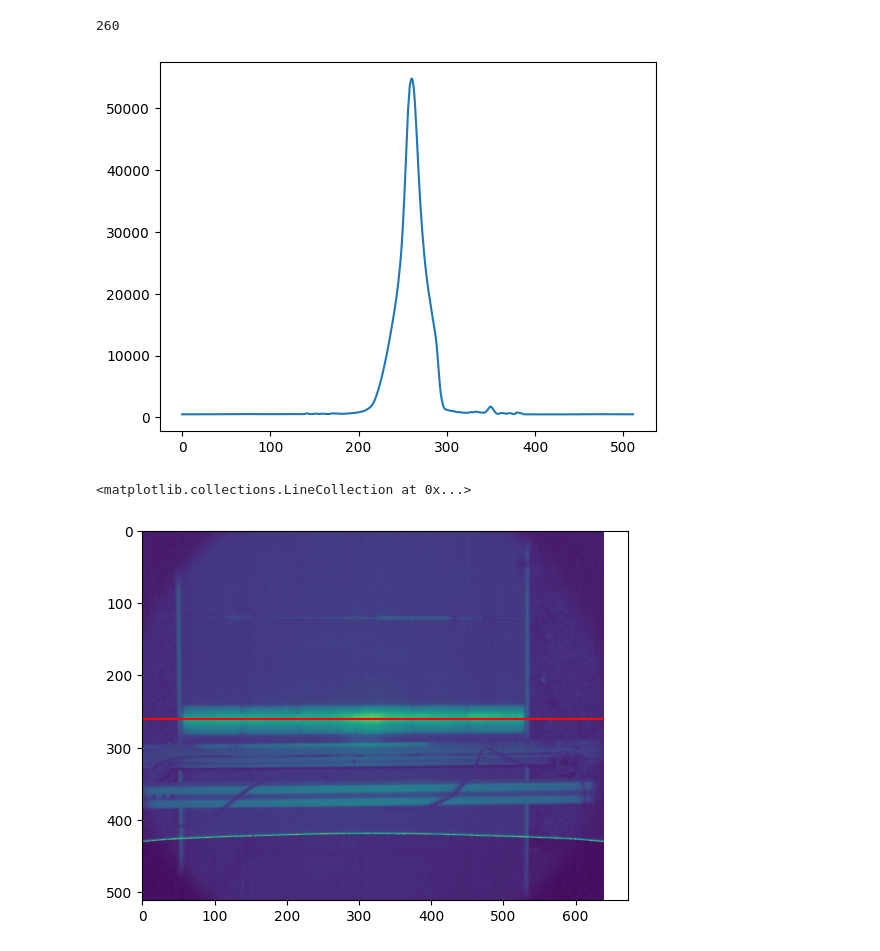
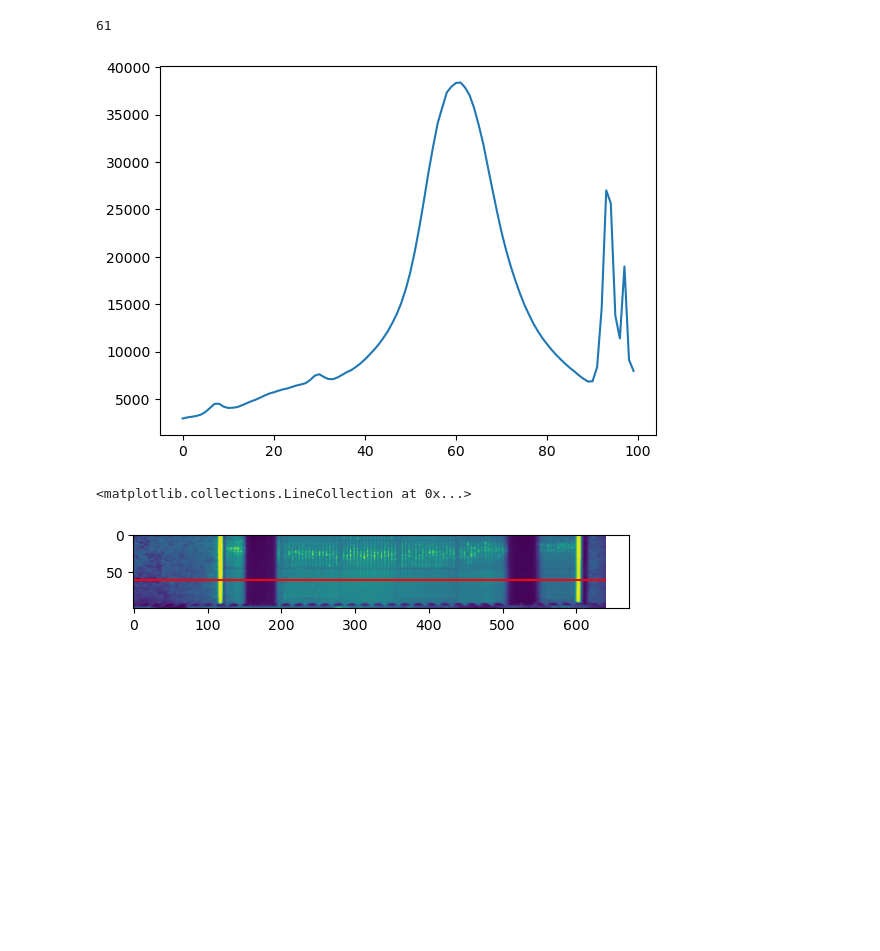
Before and after one commit to JeperoJ/Photoluminescence-scanner, a Jupyter notebook: Software refactor/LIPI_Processing/testing_fps_wrong.ipynb, the cells around one changed output. Drawn from its saved outputs; the diff is of its cells as text; code cells hidden in the pictures; blank space fills up the shorter version.

```diff
--- a/Software refactor/LIPI_Processing/testing_fps_wrong.ipynb
+++ b/Software refactor/LIPI_Processing/testing_fps_wrong.ipynb
@@ -7,12 +8,14 @@ import matplotlib.pyplot as plt
 # %%
 #scan_path = "F://Work//LIPI//scans//scan_20260226_152601.raw"
-scan_path = "F://Work//LIPI//scans//outside//scan_20260319_142551.raw"
+#scan_path = "F://Work//LIPI//scans//outside//scan_20260319_142551.raw"
 #scan_path = "F://Work//LIPI//scans//outside//scan_20260319_144342.raw"
 #scan_path = "C://Users//jeppe//Documents//LIPI//scans//test2//scan_20260226_152601.raw"
 #scan_path = "C://Users//jeppe//Documents//LIPI//scans//outside//scan_20260319_142551.raw"
+scan_path = "C://Users//jeppe//Documents//LIPI//scans//outside2//scan_20260409_142211.raw"
+#scan_path = "C://Users//jeppe//Documents//LIPI//scans//outside2//scan_20260409_135820.raw"
 cal_path = "data/calibration.npz"
 K,P,DIM = ingaas_processing.load_calibration(cal_path)
-scan = np.array(ingaas_processing.undistort(ingaas_processing.load_raw_image(scan_path, 640, 512), K, P, DIM))
+scan = np.array(ingaas_processing.undistort(ingaas_processing.load_raw_image(scan_path, 640, 512), K, P, DIM))[:,200:300,:]
 frame_profile = np.sum(scan, axis=2)
 # %%
 plt.plot(frame_profile[4001])
@@ -25,17 +28,16 @@ print(np.argmax(frame_profile[4001]-frame_profile[4000]))
 # %%
-frame_profile = np.sum(scan, axis=2)
 frame_diffs = frame_profile[1:]-frame_profile[:-1]
 plt.plot(np.mean(np.abs(frame_diffs), axis=0))
 lom = np.argmax(np.mean(np.abs(frame_diffs), axis=0))
 print(lom)
 # %% [output]
-260
+61
-[figure, old version]
+[figure, new version]
 # %%
 # print(np.min(scan), np.max(scan), scan.shape, scan.dtype)
-plt.imshow(scan[4000])
+plt.imshow(scan[4003])
 plt.hlines(lom, 0, 640, "r")
 # %% [output]
 <matplotlib.collections.LineCollection at 0x...>
-[figure, old version]
+[figure, new version]
 # %%
```
Also changed, not shown: parts of 24 cells of this notebook, 4 other files.
